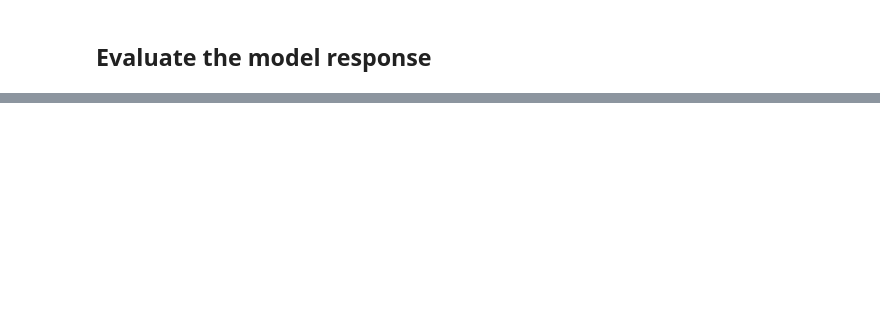
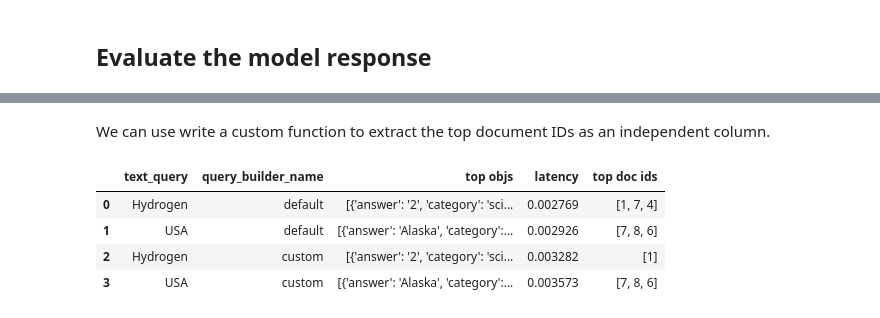
Before and after one commit to hegelai/prompttools, a Jupyter notebook: examples/notebooks/vectordb_experiments/WeaviateExperiment.ipynb, the cells around one changed output, grey strips where cells are left out. Saved outputs shown, nothing was run; the diff lists cells and outputs as text; code cells hidden in the pictures; blank space fills up the shorter version.

```diff
--- a/examples/notebooks/vectordb_experiments/WeaviateExperiment.ipynb
+++ b/examples/notebooks/vectordb_experiments/WeaviateExperiment.ipynb
@@ -228,0 +254,14 @@ For now, please refer to the ChromaDB example for possible evaluation methods (i
+# %% [markdown]
+We can use write a custom function to extract the top document IDs as an independent column.
+# %%
+def get_top_doc_ids(row):
+    return [d["doc_id"] for d in row["top objs"]]
+
+experiment.evaluate("top doc ids", get_top_doc_ids)
+experiment.visualize()
+# %% [output]
+|  | text_query | query_builder_name | top objs | latency | top doc ids |
+| 0 | Hydrogen | default | [{'answer': '2', 'category': 'sci... | 0.002769 | [1, 7, 4] |
+| 1 | USA | default | [{'answer': 'Alaska', 'category':... | 0.002926 | [7, 8, 6] |
+| 2 | Hydrogen | custom | [{'answer': '2', 'category': 'sci... | 0.003282 | [1] |
+| 3 | USA | custom | [{'answer': 'Alaska', 'category':... | 0.003573 | [7, 8, 6] |
```
Also changed, not shown: parts of 11 cells of this notebook.
